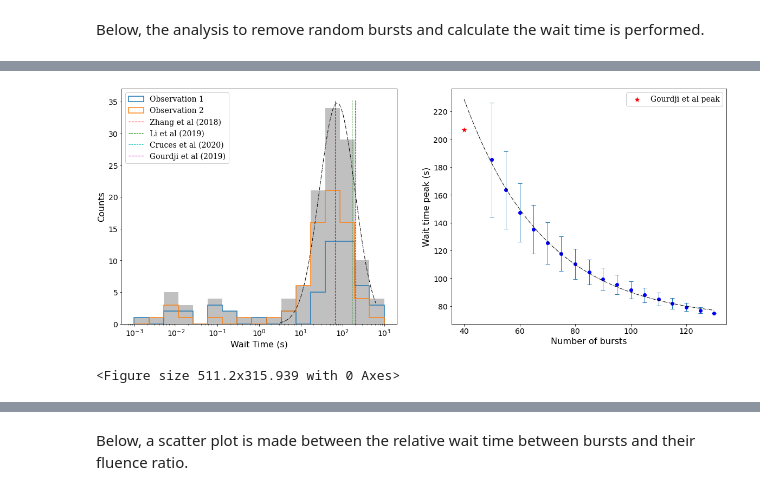
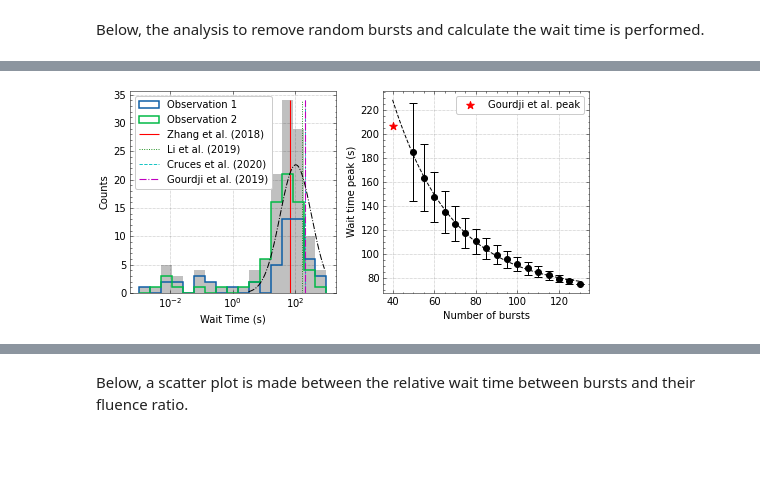
Before and after one commit to thepetabyteproject/FRB121102, a Jupyter notebook: analysis/waittime_analysis.ipynb, the cells around one changed output, grey strips where cells are left out. Saved outputs shown, nothing was run; the diff lists cells and outputs as text; code cells hidden in the pictures; blank space fills up the shorter version.

```diff
--- a/analysis/waittime_analysis.ipynb
+++ b/analysis/waittime_analysis.ipynb
@@ -298,19 +298,15 @@ Timescale = 29.04 s +/- 0.95
 [interactive output not drawn]
 # %%
-# Create final plot
-fig, ax = plt.subplots(1, 2, figsize=(20, 8))
-
 with plt.style.context(["science", "grid", "no-latex"]):
-    plt.figure(
-        figsize=set_size(width="full")
-    )  # for half page width figures use full for full page width figures
-    # ax[0].plot(bin_centers, ln_data, 'ro')  #Plots data used to make histogram
+    fig, ax = plt.subplots(
+        1, 2, figsize=set_size(width="full", subplots=(1.61803398875, 2))
+    )
     ax[0].plot(xaxis, yfit, "k-.")
     ax[0].set_xscale("log")
     ax[0].hist(all_diffs, bins=bins, color="silver")
     # ax[0].vlines(x=xaxis[max_index], ymin=0, ymax=max_hist+2, linestyles='dashed') #Plots vertical line at fitted WT peak
-    ax[0].set_xlabel("Wait Time (s)", fontsize=16)
-    ax[0].set_ylabel("Counts", fontsize=16)
+    ax[0].set_xlabel("Wait Time (s)")
+    ax[0].set_ylabel("Counts")
 
     # Plot each individual observation wait time distribution on top
     for i in range(0, len(sep_pulse_times)):
@@ -332,70 +328,66 @@ with plt.style.context(["science", "grid", "no-latex"]):
         )
 
     # Plot peaks from other papers
-    ymax = max_hist + 0.5
+    ymax = 34  # max_hist + 0.5
     ax[0].vlines(
         x=67,
         ymin=0,
         ymax=ymax,
         colors="r",
-        linestyles="dashed",
+        linestyles="solid",
         linewidth=1.1,
-        label="Zhang et al (2018)",
+        label="Zhang et al. (2018)",
     )  # estimated by Gourdji et al 2019
     ax[0].vlines(
         x=170,
         ymin=0,
         ymax=ymax,
         colors="g",
-        linestyles="dashed",
+        linestyles="dotted",
         linewidth=0.9,
-        label="Li et al (2019)",
+        label="Li et al. (2019)",
     )  # Li et al 2019
     ax[0].vlines(
         x=200,
         ymin=0,
         ymax=ymax,
         colors="c",
         linestyles="dashed",
         linewidth=0.9,
-        label="Cruces et al (2020)",
+        label="Cruces et al. (2020)",
     )  # Cruces et al 2020
     ax[0].vlines(
         x=207,
         ymin=0,
         ymax=ymax,
         colors="m",
-        linestyles="dashed",
+        linestyles="dashdot",
         linewidth=1.1,
-        label="Gourdji et al (2019)",
+        label="Gourdji et al. (2019)",
     )  # Gourdji et al 2020
-    ax[0].legend(fontsize=14)
+    ax[0].legend()
 
-    ax[1].errorbar(burstnums, all_meanpeaks, yerr=all_stdvs, capsize=4, linestyle="")
-    ax[1].plot(burstnums, all_meanpeaks, "bo", linestyle="")
-    ax[1].plot(xaxis_rand, yfit_rand, "k-.")
-    ax[1].scatter(40, 207, s=64, color="r", marker="*", label="Gourdji et al peak")
-    ax[1].legend(fontsize=14)
+    ax[1].errorbar(
+        burstnums,
+        all_meanpeaks,
+        yerr=all_stdvs,
+        capsize=4,
+        linestyle="",
+        fmt="o",
+        color="k",
+    )
+    ax[1].plot(xaxis_rand, yfit_rand, "k--")
+    ax[1].scatter(40, 207, s=64, marker="*", color="red", label="Gourdji et al. peak")
+    ax[1].legend()
 
-    # Tick font sizes
-    fsize = 14
-    for tick in ax[0].xaxis.get_major_ticks():
-        tick.label.set_fontsize(fsize)
-    for tick in ax[0].yaxis.get_major_ticks():
-        tick.label.set_fontsize(fsize)
-    for tick in ax[1].xaxis.get_major_ticks():
-        tick.label.set_fontsize(fsize)
-    for tick in ax[1].yaxis.get_major_ticks():
-        tick.label.set_fontsize(fsize)
-    ax[1].set_xlabel("Number of bursts", fontsize=16)
-    ax[1].set_ylabel("Wait time peak (s)", fontsize=16)
-    # plt.savefig("wt_final.png")
-    # plt.savefig("wt_final.pdf", bbox_inches="tight")
+    ax[1].set_xlabel("Number of bursts")
+    ax[1].set_ylabel("Wait time peak (s)")
+    plt.tight_layout()
+    plt.savefig("wt_final.png", bbox_inches="tight", dpi=300)
 
     plt.show()
 # %% [output]
-[figure, old version]
+[figure, new version]
-<Figure size 511.2x315.939 with 0 Axes>
 [interactive output not drawn]
 # %% [markdown]
 Below, a scatter plot is made between the relative wait time between bursts and their fluence ratio.
```
Also changed, not shown: parts of 2 cells of this notebook, 8 other files.
